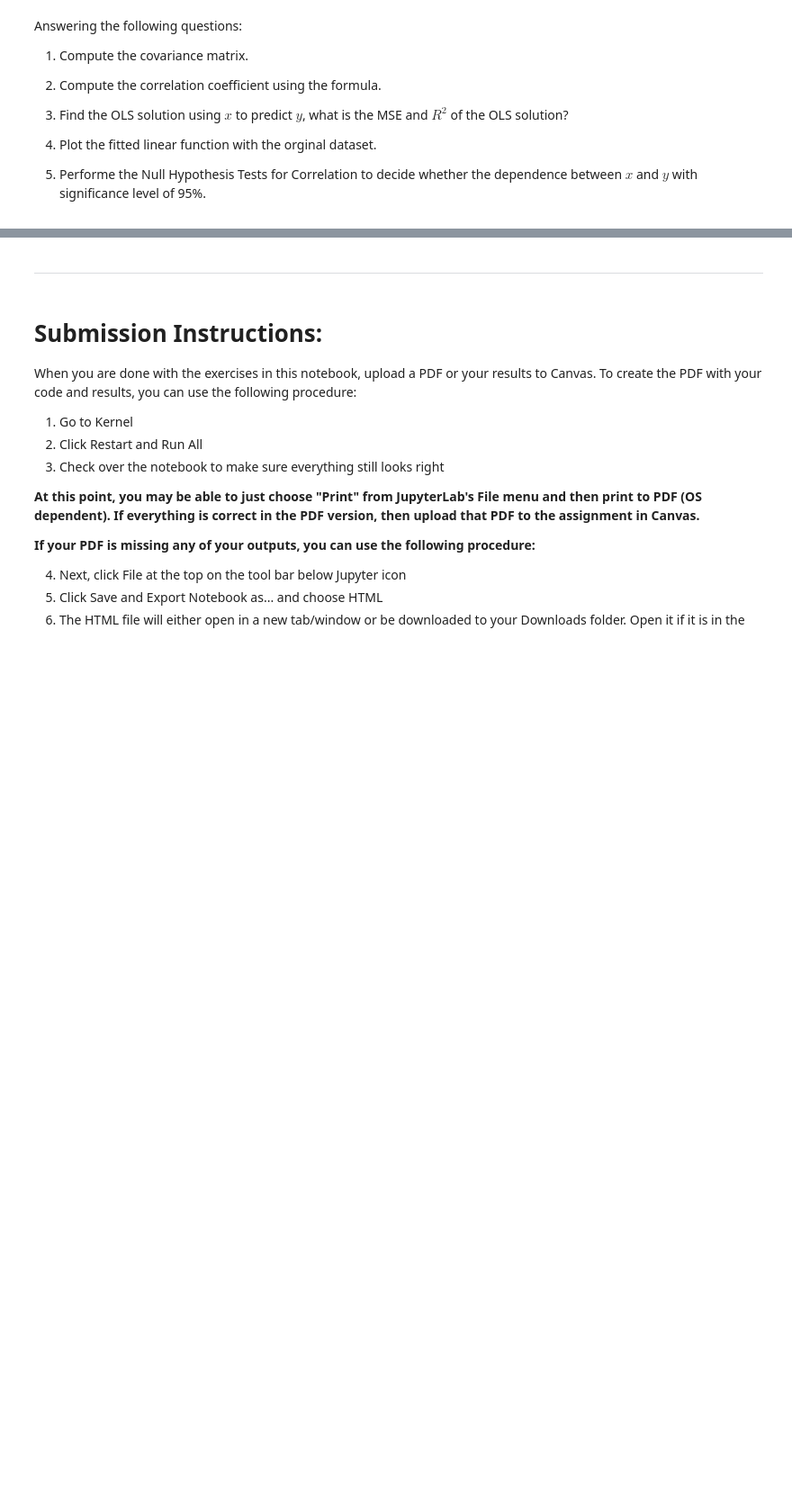
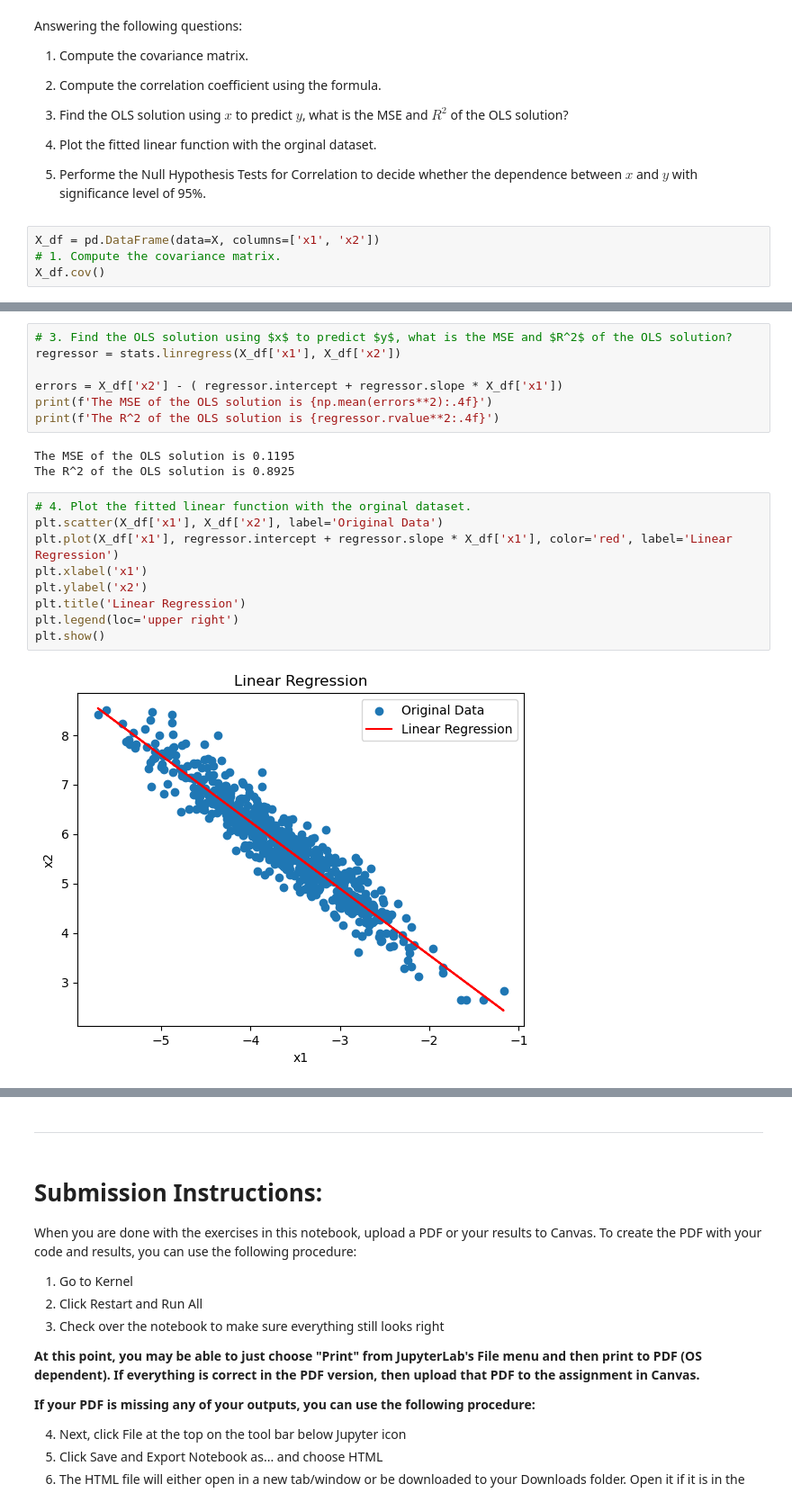
Before and after one commit to colerottenberg/Homework5, a Jupyter notebook: Homework 5 Part 2.ipynb, the cells around one changed output, grey strips where cells are left out. Shown: that part at 90% size. Cells and saved outputs as stored; diff of their text form; blank space fills up the shorter version.

```diff
--- a/Homework 5 Part 2.ipynb
+++ b/Homework 5 Part 2.ipynb
@@ -239,3 +265,7 @@ Answering the following questions:
 4. Plot the fitted linear function with the orginal dataset.
 
 5. Performe the Null Hypothesis Tests for Correlation to decide whether the dependence between $x$ and $y$ with significance level of 95%.
+# %%
+X_df = pd.DataFrame(data=X, columns=['x1', 'x2'])
+# 1. Compute the covariance matrix.
+X_df.cov()
@@ -241,0 +284,21 @@ Answering the following questions:
+# %%
+# 3. Find the OLS solution using $x$ to predict $y$, what is the MSE and $R^2$ of the OLS solution?
+regressor = stats.linregress(X_df['x1'], X_df['x2'])
+
+errors = X_df['x2'] - ( regressor.intercept + regressor.slope * X_df['x1'])
+print(f'The MSE of the OLS solution is {np.mean(errors**2):.4f}')
+print(f'The R^2 of the OLS solution is {regressor.rvalue**2:.4f}')
+# %% [output]
+The MSE of the OLS solution is 0.1195
+The R^2 of the OLS solution is 0.8925
+# %%
+# 4. Plot the fitted linear function with the orginal dataset.
+plt.scatter(X_df['x1'], X_df['x2'], label='Original Data')
+plt.plot(X_df['x1'], regressor.intercept + regressor.slope * X_df['x1'], color='red', label='Linear Regression')
+plt.xlabel('x1')
+plt.ylabel('x2')
+plt.title('Linear Regression')
+plt.legend(loc='upper right')
+plt.show()
+# %% [output]
+[figure, added]
```
Also changed, not shown: parts of 5 cells of this notebook, 1 other file.
